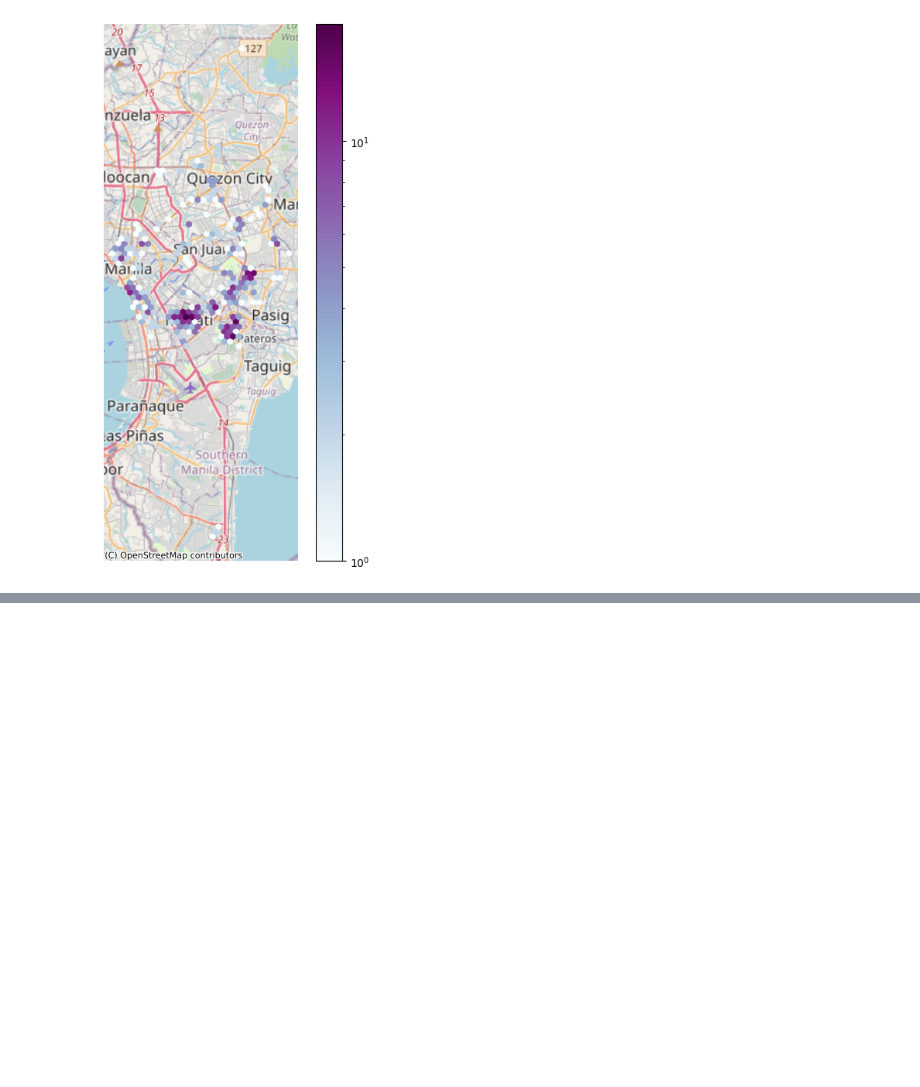
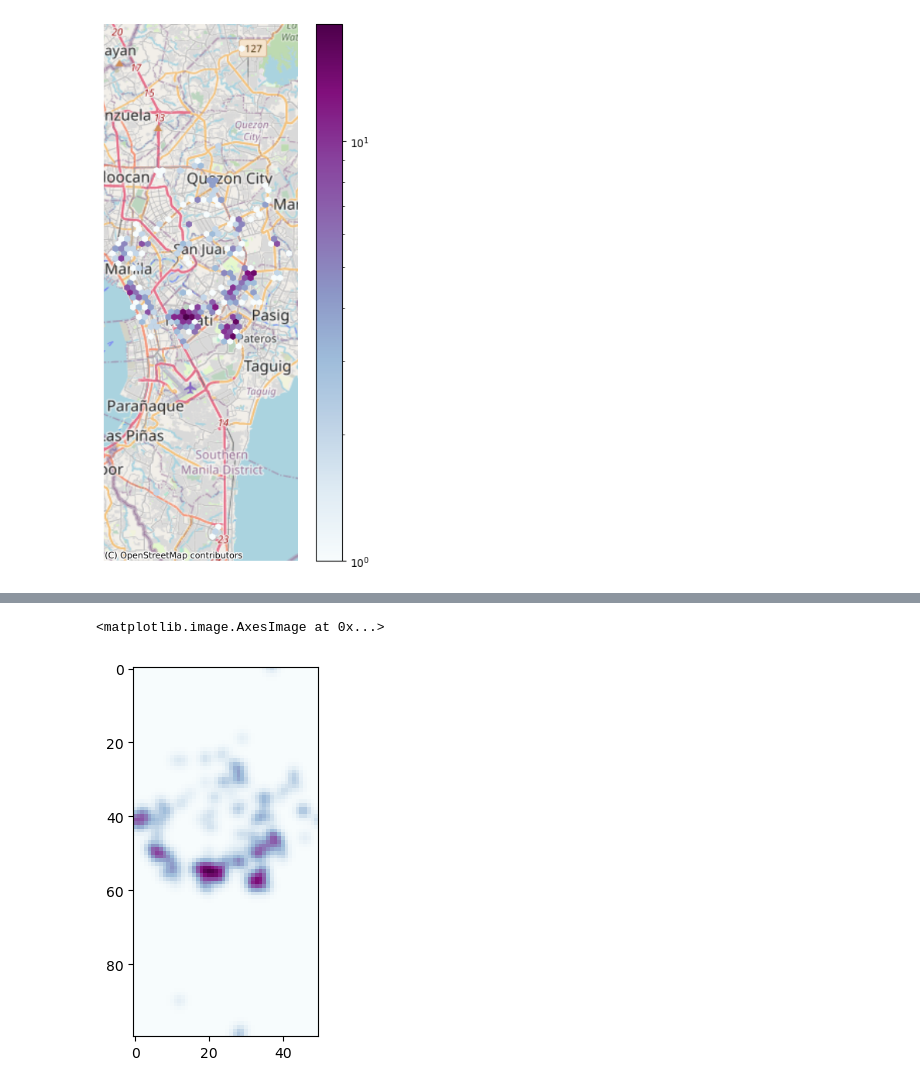
Before and after one commit to Automating-GIS-processes-II-2023/final-assignment-jeromemaiquez, a Jupyter notebook: final_exercise.ipynb, the cells around one changed output, grey strips where cells are left out. Cells and saved outputs as stored; diff of their text form; code cells hidden in the pictures; blank space fills up the shorter version.

Commit message:
Created heatmap out of dataframe

```diff
--- a/final_exercise.ipynb
+++ b/final_exercise.ipynb
@@ -344,0 +369,2 @@ cx.add_basemap(ax2, source=cx.providers.OpenStreetMap.Mapnik)
+# %%
+skyscrapers = skyscrapers.drop_duplicates(subset=["x", "y"])
@@ -344,0 +375,24 @@ cx.add_basemap(ax2, source=cx.providers.OpenStreetMap.Mapnik)
+# %%
+heatmap, xedges, yedges = np.histogram2d(
+    x = -skyscrapers["y"],
+    y = skyscrapers["x"],
+    bins = [100, 50],
+    density = False,
+    weights = skyscrapers["total_floor_area"]
+)
+
+logheatmap = np.log(heatmap)
+logheatmap[np.isneginf(logheatmap)] = 0
+logheatmap = ndimage.filters.gaussian_filter(
+    logheatmap,
+    1.3,
+    mode="nearest"
+)
+
+plt.imshow(
+    logheatmap,
+    cmap="BuPu"
+)
+# %% [output]
+<matplotlib.image.AxesImage at 0x...>
+[figure, added]
```
Also changed, not shown: parts of 10 cells of this notebook.
